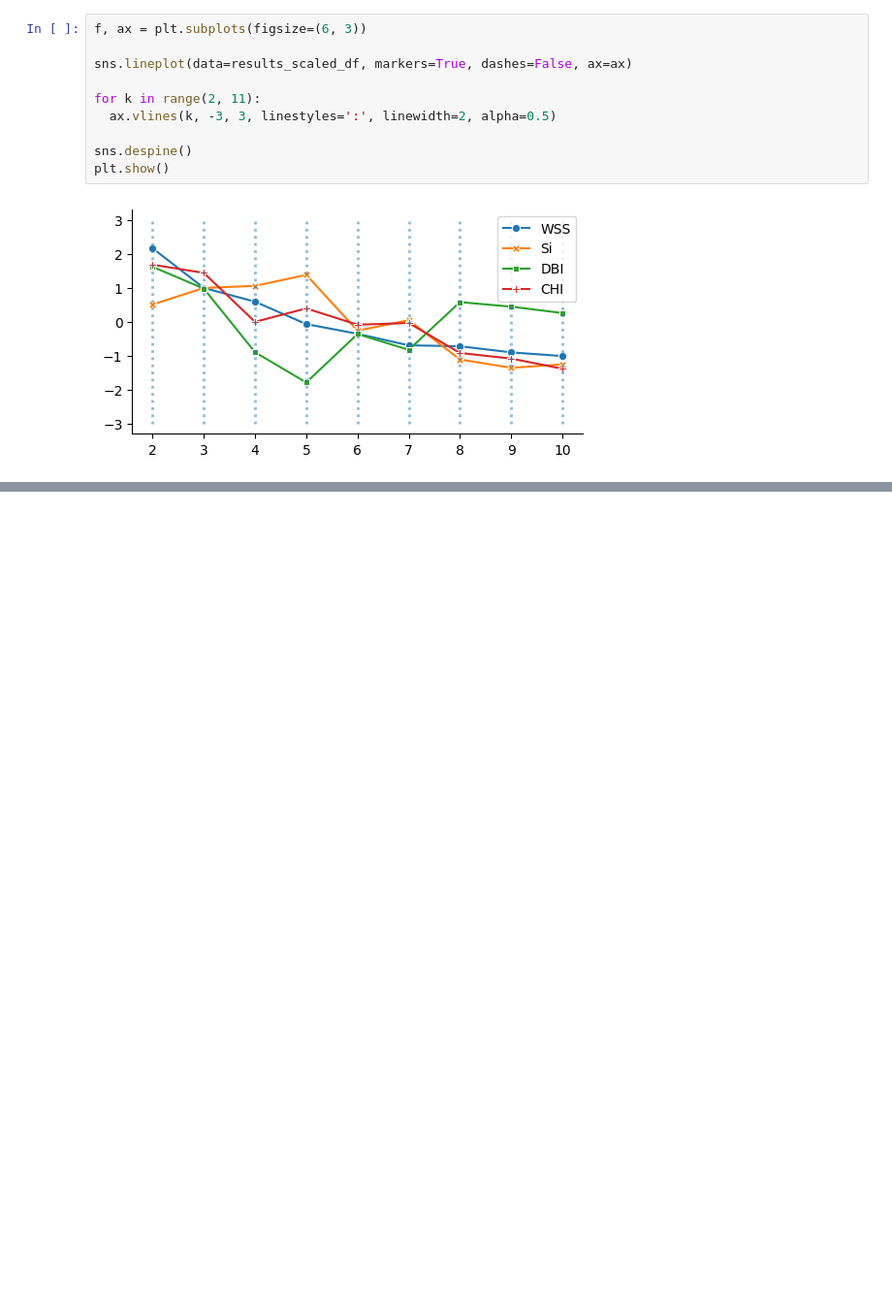
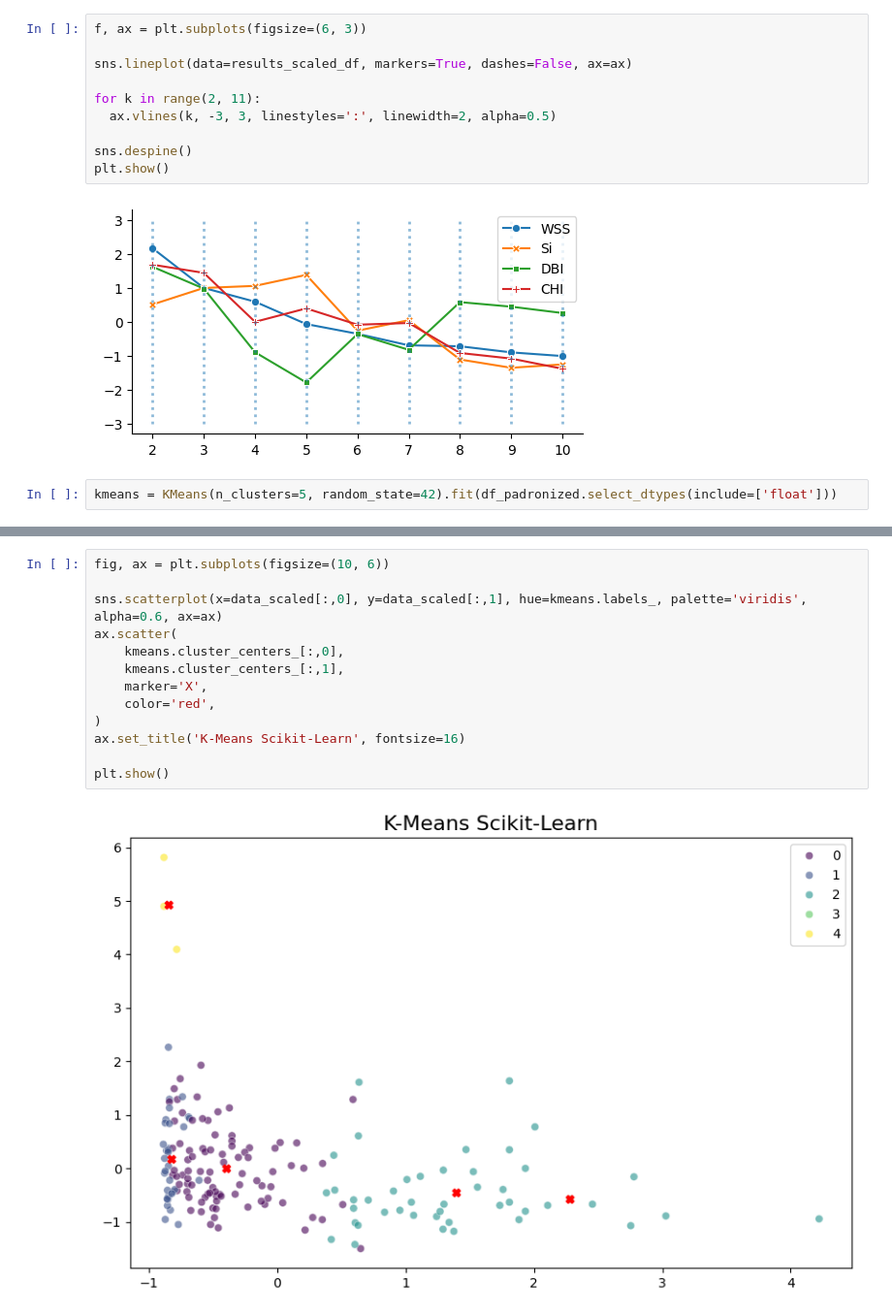
Before and after one commit to carolsouza/pd-clusterizacao, a Jupyter notebook: pd-clusterizacao-validacao-25E4_3.ipynb, the cells around one changed output, grey strips where cells are left out. Shown at 97% size. Saved outputs shown, nothing was run; the diff lists cells and outputs as text; blank space fills up the shorter version.

```diff
--- a/pd-clusterizacao-validacao-25E4_3.ipynb
+++ b/pd-clusterizacao-validacao-25E4_3.ipynb
@@ -351,3 +392,5 @@ sns.despine()
 plt.show()
 # %% [output]
 [figure]
+# %%
+kmeans = KMeans(n_clusters=5, random_state=42).fit(df_padronized.select_dtypes(include=['float']))
@@ -353,0 +414,15 @@ plt.show()
+# %%
+fig, ax = plt.subplots(figsize=(10, 6))
+
+sns.scatterplot(x=data_scaled[:,0], y=data_scaled[:,1], hue=kmeans.labels_, palette='viridis', alpha=0.6, ax=ax)
+ax.scatter(
+    kmeans.cluster_centers_[:,0],
+    kmeans.cluster_centers_[:,1],
+    marker='X',
+    color='red',
+)
+ax.set_title('K-Means Scikit-Learn', fontsize=16)
+
+plt.show()
+# %% [output]
+[figure, added]
```
Also changed, not shown: parts of 32 cells of this notebook, 1 other file.
